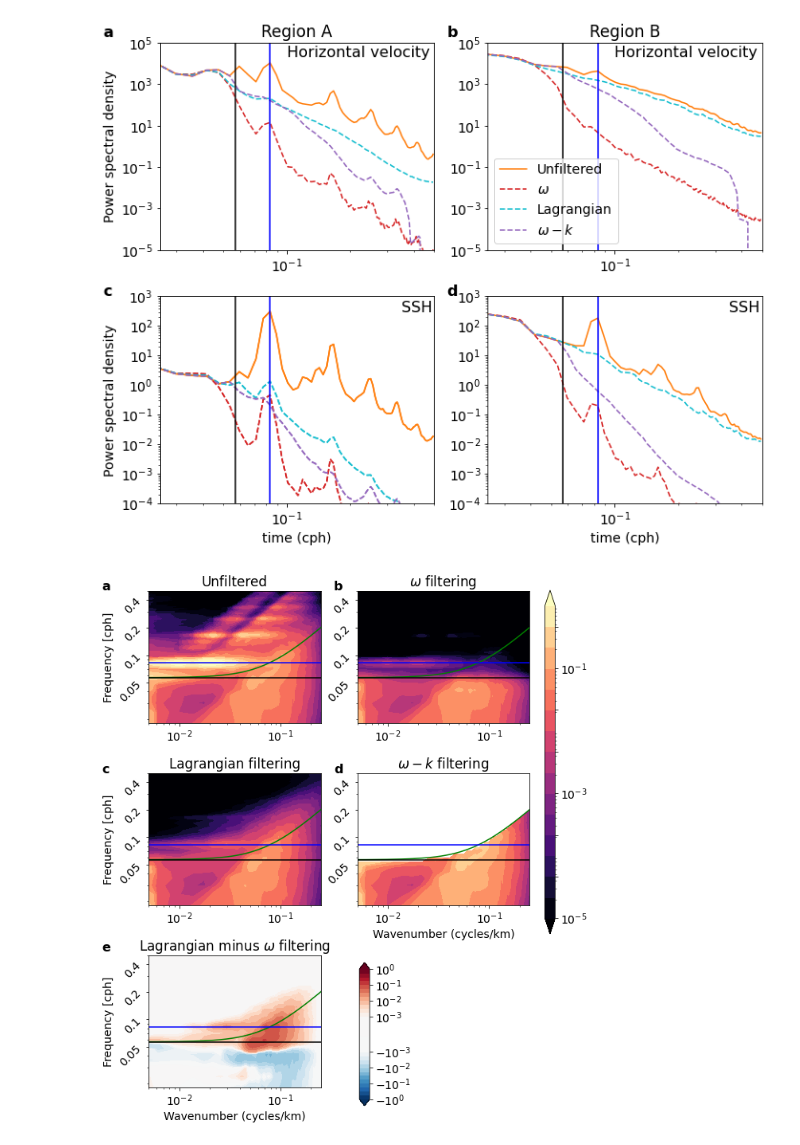
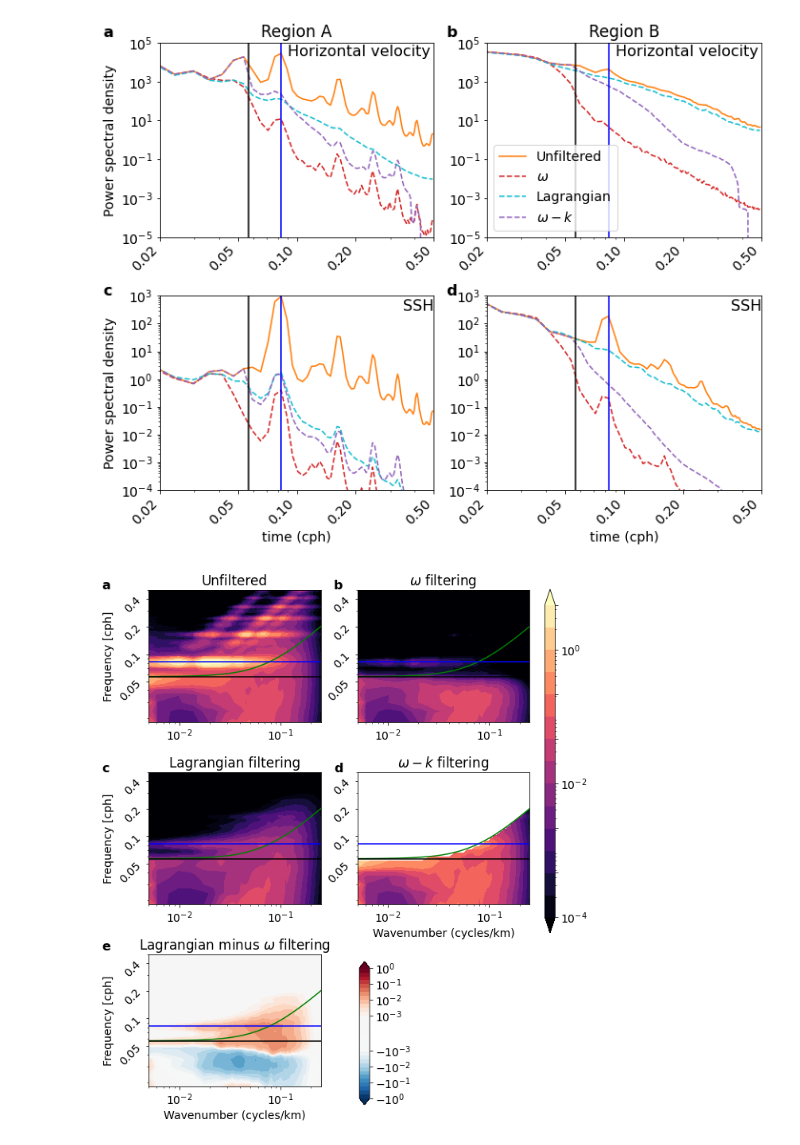
Before and after one commit to cspencerjones/separating-balanced, a Jupyter notebook: python/plotting_scripts/spectral_plots.ipynb, the cells around one changed output. Drawn from its saved outputs; the diff is of its cells as text; code cells hidden in the pictures.

Commit message:
move region A and general revisons 1

```diff
--- a/python/plotting_scripts/spectral_plots.ipynb
+++ b/python/plotting_scripts/spectral_plots.ipynb
@@ -14,6 +15,6 @@ from matplotlib.colors import LogNorm
 # %%
-dsA = xr.open_zarr('/swot/SUM02/spencer/daily_filt/two_weeksA.zarr')
-dsB = xr.open_zarr('/swot/SUM02/spencer/daily_filt/two_weeksB.zarr')
+dsA = xr.open_dataset('/swot/SUM02/spencer/daily_filt/two_weeksA.nc')
+dsB = xr.open_dataset('/swot/SUM02/spencer/daily_filt/two_weeksB.nc')
 # %%
 dsA=dsA.drop_vars('time')
 dsA['time']=dsA['time']*3600
@@ -122,7 +114,8 @@ lonsb, latsb = np.meshgrid(u_eul_filteredB.x0.values, u_eul_filteredB.y0.values)
 def target_area_def_a(ds_patch,variable_name):
     """Get a pyresample area_def for a given patch."""
     center_point = ds_patch.isel(x0=ds_patch.x0.size//2, y0=ds_patch.y0.size//2)
-    center_lon, center_lat =center_point.x0.values.item(),-center_point.y0.values.item()#region b:3,32 # region c: 17,40
+    center_lon, center_lat = -7.6, 37.8
+    #center_point.x0.values.item(),-center_point.y0.values.item()#region b:3,32 # region c: 17,40
     #region a: center_point.x0.values.item(),-center_point.y0.values.item()
     area_id = 'local_grid'
     description = 'Local Lambert Equal Area Grid'
@@ -422,11 +392,14 @@ plt.xlim(0.025,0.5)
 plt.ylabel('Power spectral density')
 plt.title('Region A')
 
-plt.text(0.1, 2*10**4, 'Horizontal velocity', fontsize = 16)
+plt.text(0.09, 2*10**4, 'Horizontal velocity', fontsize = 16)
 
 
 plt.axvline([2/86400*3600],label='Semi-diurnal frequency',color='b')
 plt.axvline([-fm/2/np.pi*3600],label='Inertial frequency',color='k')
+
+plt.xticks([2*10**-2,0.05,0.1,0.2,0.5],rotation=45, ha="right")
+plt.gca().get_xaxis().set_major_formatter(matplotlib.ticker.ScalarFormatter())
 
 #plt.legend(['Unfiltered','$\omega$','Lagrangian','$\omega-k$'],loc='lower left')
 
@@ -452,7 +425,7 @@ ps_iso_tofiltb.sum('kr').assign_coords(freq_time=ps_iso_tofiltb.freq_time*3600).
 plt.xscale('log')
 plt.yscale('log')
 
-plt.text(0.1, 2*10**4, 'Horizontal velocity', fontsize = 16)
+plt.text(0.09, 2*10**4, 'Horizontal velocity', fontsize = 16)
 
 
 
@@ -469,28 +442,16 @@ plt.legend(['Unfiltered','$\omega$','Lagrangian','$\omega-k$'],loc='lower left')
 
 plt.xlabel('')
 
+plt.xticks([2*10**-2,0.05,0.1,0.2,0.5],rotation=45, ha="right")
+plt.gca().get_xaxis().set_major_formatter(matplotlib.ticker.ScalarFormatter())
+
 eta_iso_tofilta = eta_iso_unfilta
 eta_iso_tofilta = eta_iso_tofilta.where(eta_iso_tofilta.freq_time*xr.ones_like(eta_iso_tofilta)*3600<omegaM[:,10]/np.pi/2)
 
 plt.gcf().text(0.52, 0.95, 'b', fontsize = 16,fontweight='bold')
 
 
-plt.subplot(223)
-eta_iso_unfilta.sum('kr').assign_coords(freq_time=eta_iso_unfilta.freq_time*3600).plot(c='tab:orange')
-plt.xscale('log')
-plt.yscale('log')
 
-eta_iso_eula.sum('kr').assign_coords(freq_time=eta_iso_eula.freq_time*3600).plot(c='tab:red',linestyle ='--')
-plt.xscale('log')
-plt.yscale('log')
-
-eta_isoa.sum('kr').assign_coords(freq_time=eta_isoa.freq_time*3600).plot(c='tab:cyan',linestyle ='--')
-plt.xscale('log')
-plt.yscale('log')
-
-eta_iso_tofilta.sum('kr').assign_coords(freq_time=ps_iso_tofilta.freq_time*3600).plot(c='tab:purple',linestyle ='--')
-plt.xscale('log')
-plt.yscale('log')
 
 plt.subplot(223)
 eta_iso_unfilta.sum('kr').assign_coords(freq_time=eta_iso_unfilta.freq_time*3600).plot(c='tab:orange')
@@ -522,6 +483,9 @@ plt.xlabel('time (cph)')
 eta_iso_tofiltb = eta_iso_unfiltb
 eta_iso_tofiltb = eta_iso_tofiltb.where(eta_iso_tofiltb.freq_time*xr.ones_like(eta_iso_tofiltb)*3600<omegaM[:,10]/np.pi/2)
 
+plt.xticks([2*10**-2,0.05,0.1,0.2,0.5],rotation=45, ha="right")
+plt.gca().get_xaxis().set_major_formatter(matplotlib.ticker.ScalarFormatter())
+
 plt.gcf().text(0.02, 0.48, 'c', fontsize = 16,fontweight='bold')
 
 plt.subplot(224)
@@ -545,6 +509,9 @@ plt.ylim(10**-4,10**3)
 plt.xlim(0.025,0.5)
 plt.ylabel('')
 
+plt.xticks([2*10**-2,0.05,0.1,0.2,0.5],rotation=45, ha="right")
+plt.gca().get_xaxis().set_major_formatter(matplotlib.ticker.ScalarFormatter())
+
 plt.text(0.35, 3*10**2, 'SSH', fontsize = 16)
 
 plt.axvline([2/86400*3600],label='Semi-diurnal frequency',color='b')
@@ -558,31 +525,27 @@ plt.tight_layout()
 fig=plt.gcf()
 fig.savefig('spectrum_all_methods.png')
 # %% [output]
-[figure, old version]
+[figure, new version]
 # %%
 yticks_s = [5*10**-2,10**-1,2*10**-1,4*10**-1]
-lev_exp = np.linspace(-5,0,16)
-lev = np.power(10, lev_exp)
+lev_exp = np.linspace(-4,1,16)
+lev = np.power(10, lev_exp)[0:15]
 omega = ps_isoa.freq_time*3600
 
-#lev_exp = np.linspace(-5,-2,16)
-#lev = np.power(10, lev_exp)
 
 plt.figure(figsize=(9,10))
 plt.subplot(321)
 cs = plt.contourf(kr,omega,np.abs(omega)*kr*ps_iso_unfilta,lev,norm=LogNorm(), cmap='magma',extend='both')
-#plt.colorbar(cs)
 
 
-#plt.plot(kr, omegaM[:,5]/np.pi/2, label=i,color='g')
 plt.plot(kr, omegaM[:,10]/np.pi/2, label=i,color='g')
-#plt.plot(ps_iso.kr.values, omega_disp.values,'k')
+
 plt.xscale('log')
 plt.yscale('log')
 plt.xlim([0.005, 0.25])
 plt.ylim([0.018, 0.5])
 plt.ylabel('Frequency [cph]')
-#plt.xlabel('Wavenumber (cycles/km)')
+
 plt.tight_layout()
 plt.title('Unfiltered')
 plt.axhline(-fm/np.pi/2*3600,color='k')
@@ -593,18 +556,14 @@ plt.gcf().text(0.02, 0.95, 'a', fontsize = 16,fontweight='bold')
 
 plt.subplot(322)
 cs = plt.contourf(kr,omega,np.abs(omega)*kr*ps_iso_eula,lev,norm=LogNorm(), cmap='magma',extend='both')
-#plt.colorbar(cs)
 
+plt.plot(kr, omegaM[:,10]/np.pi/2, label=i,color='g')
 
-#plt.plot(kr, omegaM[:,5]/np.pi/2, label=i,color='g')
-plt.plot(kr, omegaM[:,10]/np.pi/2, label=i,color='g')
-#plt.plot(ps_iso.kr.values, omega_disp.values,'k')
 plt.xscale('log')
 plt.yscale('log')
 plt.xlim([0.005, 0.25])
 plt.ylim([0.018, 0.5])
-#plt.ylabel('Frequency [cph]')
-#plt.xlabel('Wavenumber (cycles/km)')
+
 plt.tight_layout()
 plt.title('$\omega$ filtering')
 plt.axhline(-fm/np.pi/2*3600,color='k')
@@ -616,18 +575,15 @@ plt.gcf().text(0.47, 0.95, 'b', fontsize = 16,fontweight='bold')
 
 plt.subplot(323)
 cs = plt.contourf(kr,omega,np.abs(omega)*kr*ps_isoa,lev,norm=LogNorm(), cmap='magma',extend='both')
-#plt.colorbar(cs)
 
+plt.plot(kr, omegaM[:,10]/np.pi/2, label=i,color='g')
 
-#plt.plot(kr, omegaM[:,5]/np.pi/2, label=i,color='g')
-plt.plot(kr, omegaM[:,10]/np.pi/2, label=i,color='g')
-#plt.plot(ps_iso.kr.values, omega_disp.values,'k')
 plt.xscale('log')
 plt.yscale('log')
 plt.xlim([0.005, 0.25])
 plt.ylim([0.018, 0.5])
 plt.ylabel('Frequency [cph]')
-#plt.xlabel('Wavenumber (cycles/km)')
+
 plt.tight_layout()
 plt.title('Lagrangian filtering')
 plt.axhline(-fm/np.pi/2*3600,color='k')
@@ -638,12 +594,9 @@ plt.gcf().text(0.02, 0.63, 'c', fontsize = 16,fontweight='bold')
 
 plt.subplot(324)
 cs = plt.contourf(kr,omega,np.abs(omega).drop_vars('freq_time')*kr*ps_iso_torresa,lev,norm=LogNorm(), cmap='magma',extend='both')
-#plt.colorbar(cs)
 
+plt.plot(kr, omegaM[:,10]/np.pi/2, label=i,color='g')
 
-#plt.plot(kr, omegaM[:,5]/np.pi/2, label=i,color='g')
-plt.plot(kr, omegaM[:,10]/np.pi/2, label=i,color='g')
-#plt.plot(ps_iso.kr.values, omega_disp.values,'k')
 plt.xscale('log')
 plt.yscale('log')
 plt.xlim([0.005, 0.25])
@@ -665,35 +618,35 @@ lev = np.concatenate([-np.power(10, lev_exp)[-1::-1], np.power(10, lev_exp)])
 cs2 = plt.contourf(kr,omega,np.abs(omega)*kr*(ps_isoa-ps_iso_eula),lev,norm=colors.SymLogNorm(linthresh=10**-3, linscale=10**-3,
                                               vmin=-1.0, vmax=1.0),cmap='RdBu_r',extend='both')
 
 
-#plt.plot(kr, omegaM[:,5]/np.pi/2, label=i,color='g')
+
 plt.plot(kr, omegaM[:,10]/np.pi/2, label=i,color='g')
-#plt.plot(ps_iso.kr.values, omega_disp.values,'k')
+
 plt.xscale('log')
 plt.yscale('log')
 plt.xlim([0.005, 0.25])
 plt.ylim([0.018, 0.5])
 plt.ylabel('Frequency [cph]')
 plt.xlabel('Wavenumber (cycles/km)')
 plt.tight_layout()
 plt.title('Lagrangian minus $\omega$ filtering')
 plt.axhline(-fm/np.pi/2*3600,color='k')
 plt.axhline([2/86400*3600],label='Semi-diurnal',color='b')
 plt.yticks(yticks_s,yticks_s,rotation=45)
 
 plt.gcf().text(0.02, 0.32, 'e', fontsize = 16,fontweight='bold')
 
 fig=plt.gcf()
 plt.tight_layout()
 fig.subplots_adjust(right=0.85)
 cbar_ax = fig.add_axes([0.88, 0.35, 0.02, 0.6])
 fig.colorbar(cs, cax=cbar_ax)
 
 cbar_ax = fig.add_axes([0.52, 0.05, 0.02, 0.25])
 fig.colorbar(cs2, cax=cbar_ax,ticks=[-10**0, -10**-1, -10**-2, -10**-3, 10**-3, 10**-2, 10**-1,10**0])
 
 fig.savefig('fwn_all_methods_region_A.png')
 # %% [output]
-[figure, old version]
+[figure, new version]
 # %%
 yticks_s = [5*10**-2,10**-1,2*10**-1,4*10**-1]
```
Also changed, not shown: parts of 4 cells of this notebook, 6 other files.
